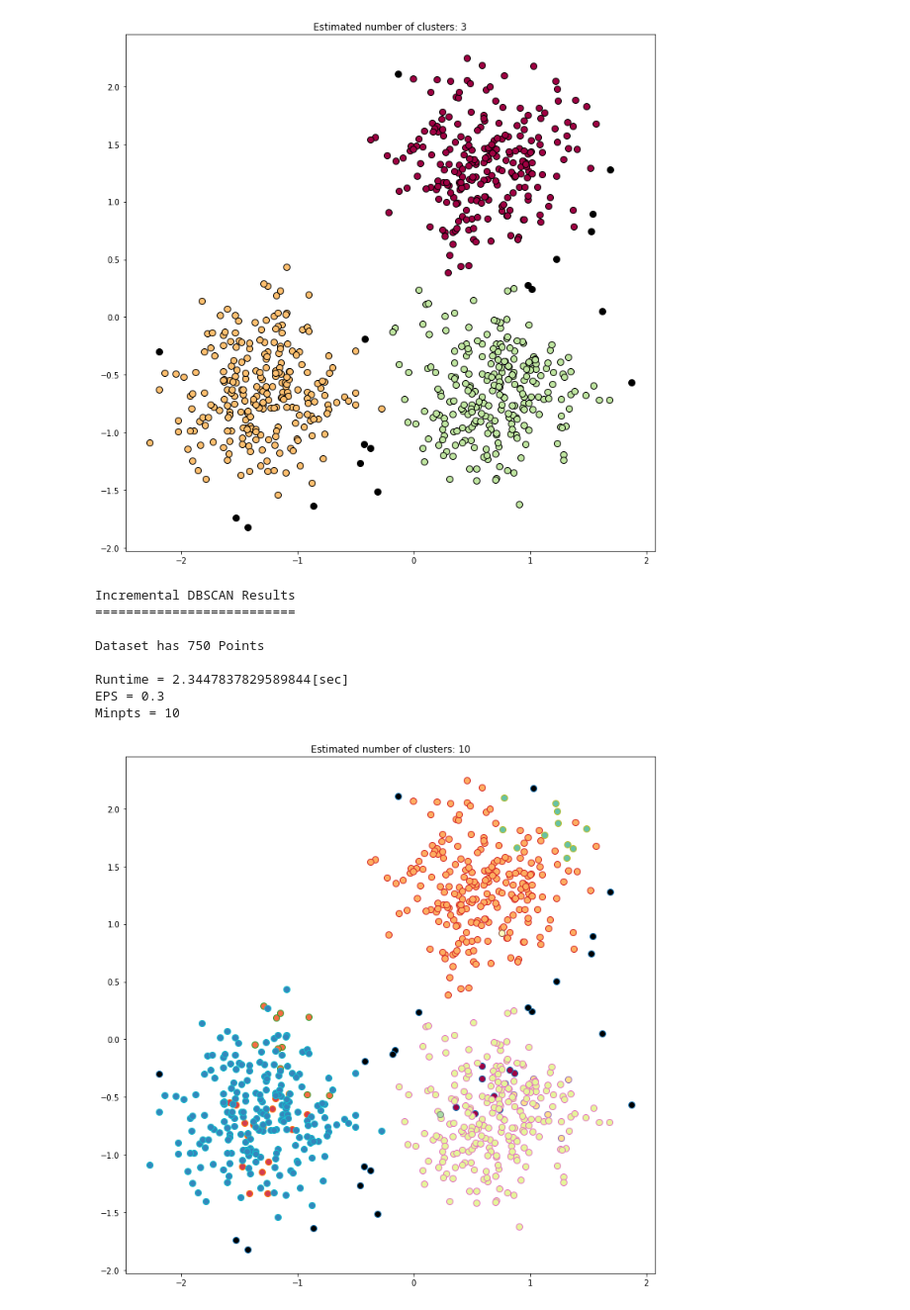
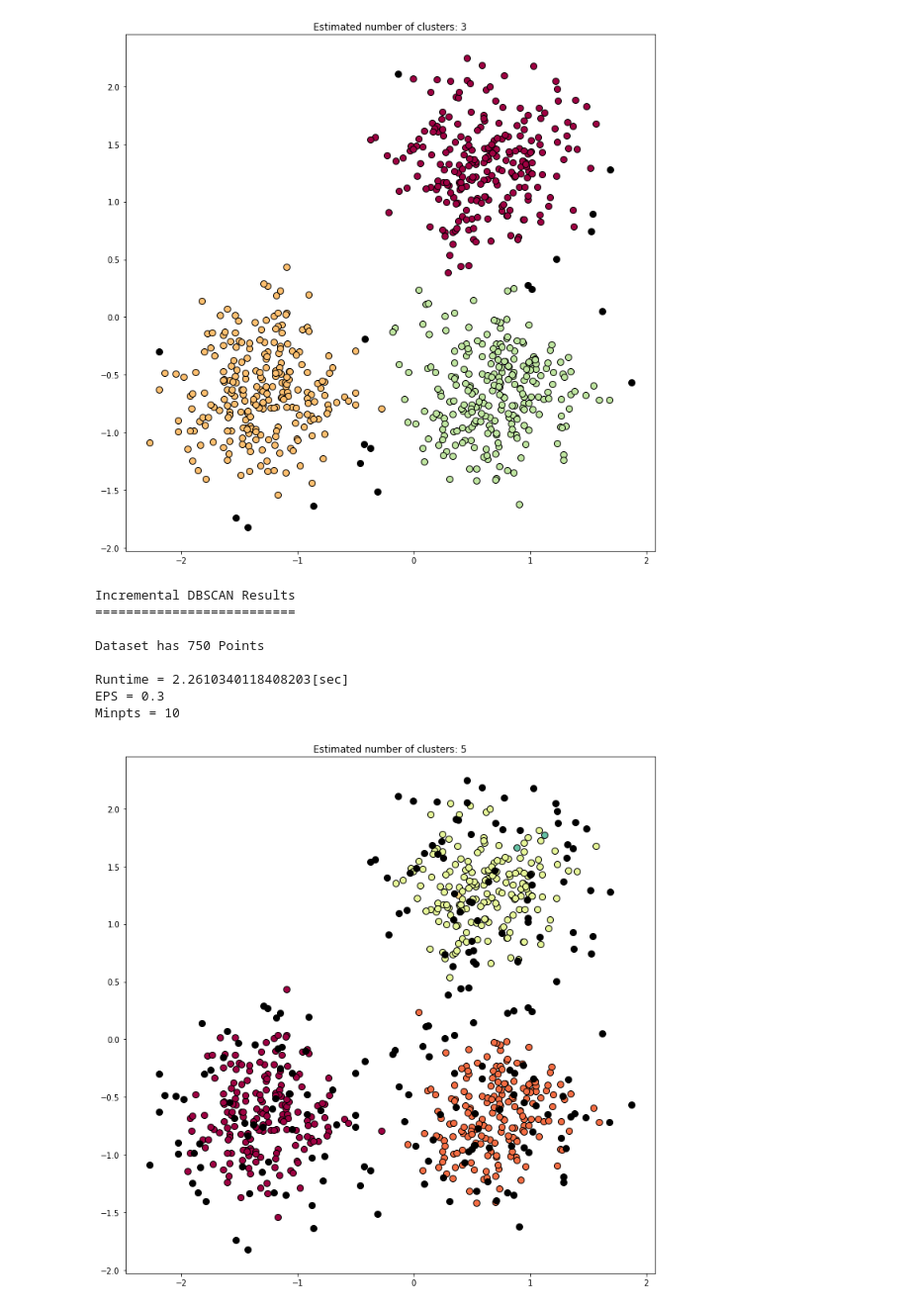
Before and after one commit to tshuhei/incrementalDBSCAN, a Jupyter notebook: cluster_compare.ipynb, the cells around one changed output. Shown: that part at 99% size. Saved outputs shown, nothing was run; the diff lists cells and outputs as text; code cells hidden in the pictures.

```diff
--- a/cluster_compare.ipynb
+++ b/cluster_compare.ipynb
@@ -81,8 +81,9 @@ plt.show()
 # %%
 Xinc = initDataset(X)
 start_time = time.time()
-incDBSCAN = IncrementalDBSCAN(dataset=Xinc,minpts=10,eps=0.3)
-incDBSCAN.run()
+incDBSCAN = IncrementalDBSCAN(minpts=10,eps=0.3)
+for p in Xinc:
+    clu = incDBSCAN.fit(p)
 elapsed_time = time.time() - start_time
 clustersList = incDBSCAN.getClustersList()
 print("Incremental DBSCAN Results")
@@ -99,7 +100,7 @@ Incremental DBSCAN Results
 
 Dataset has 750 Points
 
-Runtime = 2.3447837829589844[sec]
+Runtime = 2.2610340118408203[sec]
 EPS = 0.3
 Minpts = 10
 # %%
@@ -109,25 +110,25 @@ inc_n_noise_ = list(inc_labels).count(-1)
 # %%
 fig = plt.figure(figsize=(12.0, 12.0))
 inc_unique_labels = set(inc_labels)
 colors = [plt.cm.Spectral(each) for each in np.linspace(0, 1, len(inc_unique_labels))]
 for k, col in zip(inc_unique_labels, colors):
     if k == -1:
         # Black used for noise.
         col = [0, 0, 0, 1]
 
     inc_class_member_mask = inc_labels == k
 
     inc_xy = X[inc_class_member_mask]
     plt.plot(
         inc_xy[:, 0],
         inc_xy[:, 1],
         "o",
         markerfacecolor=tuple(col),
-        #markeredgecolor="k",
+        markeredgecolor="k",
         markersize=8,
     )
 
 plt.title("Estimated number of clusters: %d" % inc_n_clusters_)
 plt.show()
 # %% [output]
-[figure, old version]
+[figure, new version]
```
Also changed, not shown: parts of 2 cells of this notebook, 2 other files.
